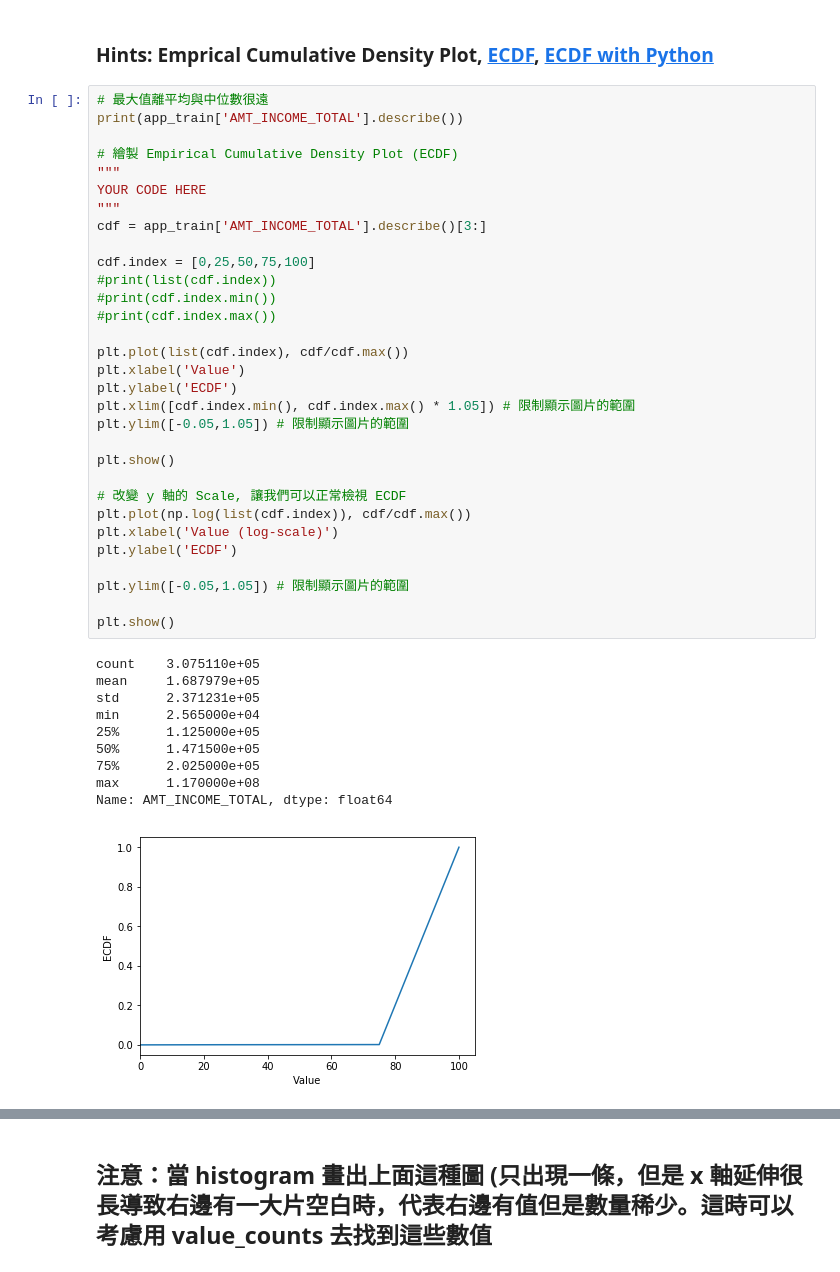
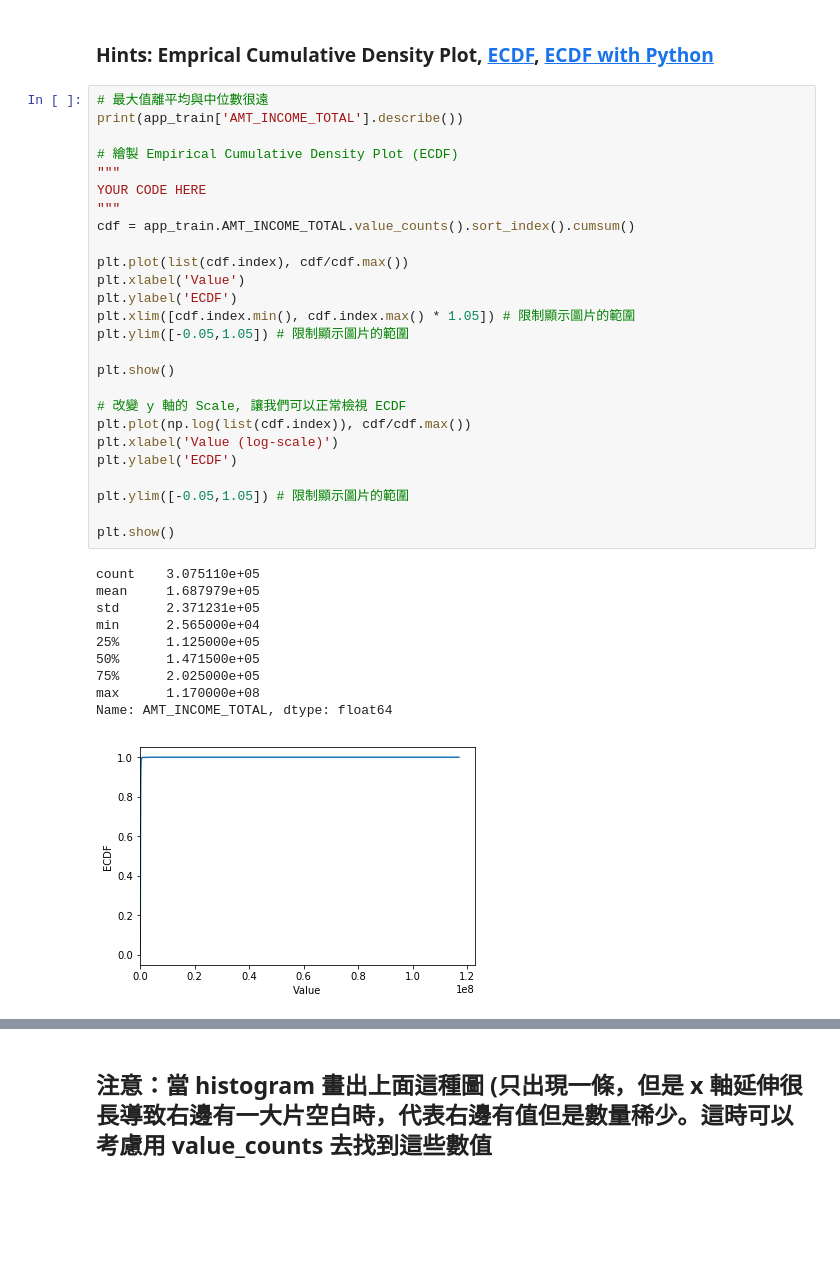
Before and after one commit to YRC0612/2nd-ML100Days, a Jupyter notebook: homework/Day_006_HW.ipynb, the cells around one changed output, grey strips where cells are left out. Cells and saved outputs as stored; diff of their text form; blank space fills up the shorter version.

```diff
--- a/homework/Day_006_HW.ipynb
+++ b/homework/Day_006_HW.ipynb
@@ -77,37 +82,32 @@ print(app_train['AMT_INCOME_TOTAL'].describe())
 """
 YOUR CODE HERE
 """
-cdf = app_train['AMT_INCOME_TOTAL'].describe()[3:]
-
-cdf.index = [0,25,50,75,100]
-#print(list(cdf.index))
-#print(cdf.index.min())
-#print(cdf.index.max())
+cdf = app_train.AMT_INCOME_TOTAL.value_counts().sort_index().cumsum()
 
 plt.plot(list(cdf.index), cdf/cdf.max())
 plt.xlabel('Value')
 plt.ylabel('ECDF')
 plt.xlim([cdf.index.min(), cdf.index.max() * 1.05]) # 限制顯示圖片的範圍
 plt.ylim([-0.05,1.05]) # 限制顯示圖片的範圍
 
 plt.show()
 
 # 改變 y 軸的 Scale, 讓我們可以正常檢視 ECDF
 plt.plot(np.log(list(cdf.index)), cdf/cdf.max())
 plt.xlabel('Value (log-scale)')
 plt.ylabel('ECDF')
 
 plt.ylim([-0.05,1.05]) # 限制顯示圖片的範圍
 
 plt.show()
 # %% [output]
 count    3.075110e+05
 mean     1.687979e+05
 std      2.371231e+05
 min      2.565000e+04
 25%      1.125000e+05
 50%      1.471500e+05
 75%      2.025000e+05
 max      1.170000e+08
 Name: AMT_INCOME_TOTAL, dtype: float64
-[figure, old version]
+[figure, new version]
```
Also changed, not shown: parts of 5 cells of this notebook.
